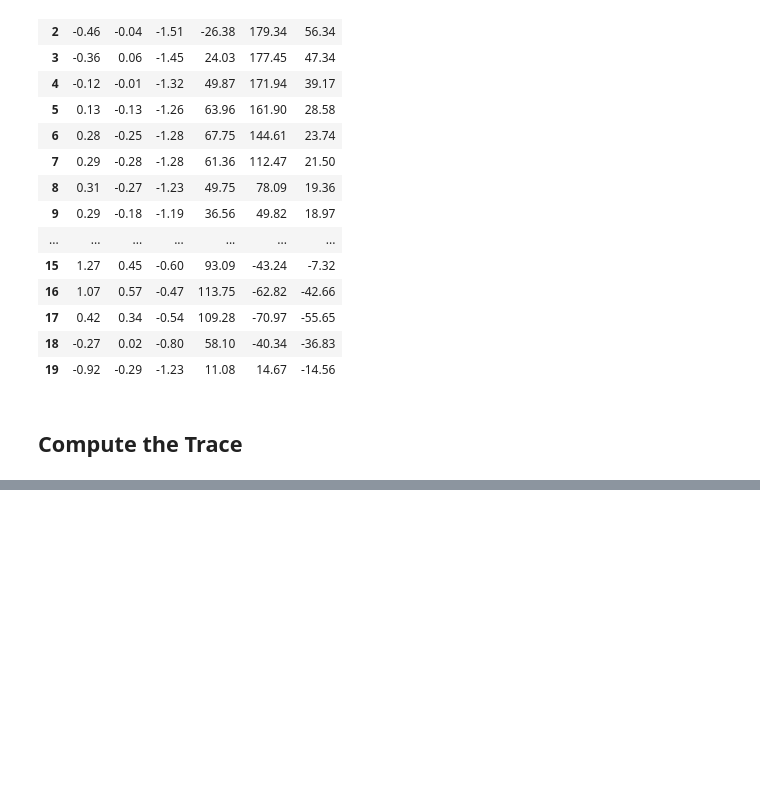
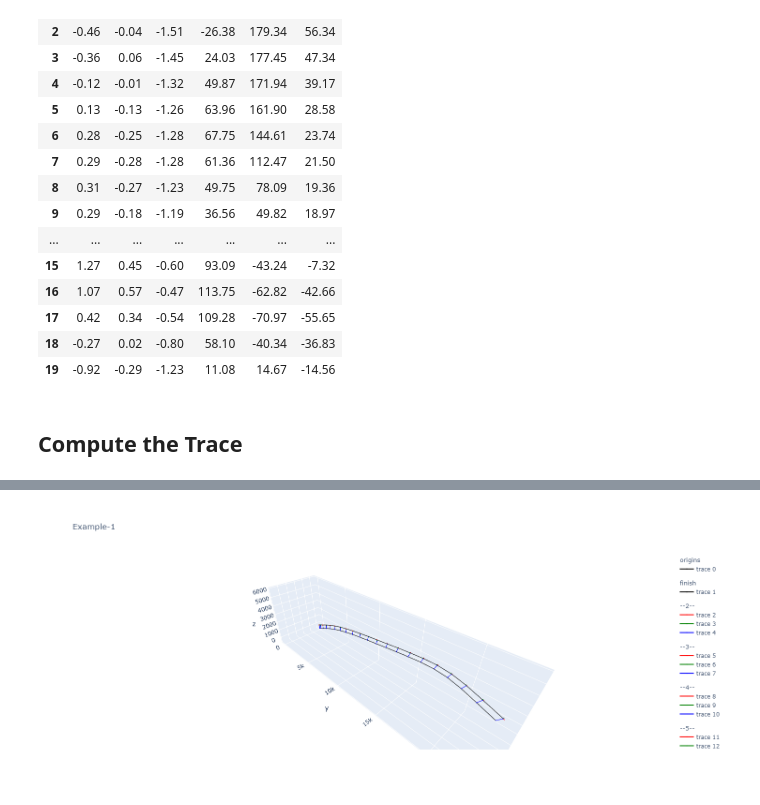
Before and after one commit to listenzcc/MotionAnalysis, a Jupyter notebook: 2nd-Development/traces-display.ipynb, the cells around one changed output, grey strips where cells are left out. Drawn from its saved outputs; the diff is of its cells as text; code cells hidden in the pictures; blank space fills up the shorter version.

```diff
--- a/2nd-Development/traces-display.ipynb
+++ b/2nd-Development/traces-display.ipynb
@@ -145,7 +208,0 @@ class MotionTrace(object):
-# %%
-mt = MotionTrace()
-
-for d in X3[0]:
-    mt.forward(dp=d[3:], ax=d[0], ay=d[1], az=d[2])
-
-mt.trace
@@ -214,0 +209,74 @@ data
+# %%
+# -------------------------------------------------------------
+# Build the Trace
+mt = MotionTrace()
+
+for d in X3[0]:
+    mt.forward(ap=d[3:], aax=d[0], aay=d[1], aaz=d[2])
+
+mt.trace
+
+# -------------------------------------------------------------
+# Draw
+data = []
+
+group_idx = 0
+
+# Draw origin and finish
+trace_origin = mt.trace_origin()
+trace_finish = mt.trace_finish()
+color = "black"
+
+data.append(
+    go.Scatter3d(
+        x=trace_origin[:, 0],
+        y=trace_origin[:, 1],
+        z=trace_origin[:, 2],
+        marker={"size": 1, "color": color},
+        line={"color": color, "width": 2},
+        legendgroup=group_idx,
+        legendgrouptitle={"text": 'origins'},
+    )
+)
+group_idx += 1
+
+data.append(
+    go.Scatter3d(
+        x=trace_finish[:, 0],
+        y=trace_finish[:, 1],
+        z=trace_finish[:, 2],
+        marker={"size": 1, "color": color},
+        line={"color": color, "width": 2},
+        legendgroup=group_idx,
+        legendgrouptitle={"text": 'finish'},
+    )
+)
+group_idx += 1
+
+# Draw legs
+for p in tqdm(mt.trace):
+    origin = p[0]
+    for axis, color, length in zip(p[1:], ["red", "green", "blue"], [50, 50, -500]):
+        data.append(
+            go.Scatter3d(
+                x=[origin[0], origin[0] + axis[0] * length],
+                y=[origin[1], origin[1] + axis[1] * length],
+                z=[origin[2], origin[2] + axis[2] * length],
+                marker={"size": 1, "color": color},
+                line={"color": color, "width": 2},
+                legendgroup=group_idx,
+                legendgrouptitle={"text": f"--{group_idx}--"},
+            )
+        )
+    group_idx += 1
+
+fig = go.Figure(data=data)
+fig.update_layout(
+    title="Example-1",
+    width=1000,
+    height=600,
+    scene=dict(aspectratio=dict(x=1, y=1, z=1), aspectmode="data"),
+)
+fig.show()
+# %% [output]
+[figure, added]
```
Also changed, not shown: parts of 8 cells of this notebook, 1 other file.
